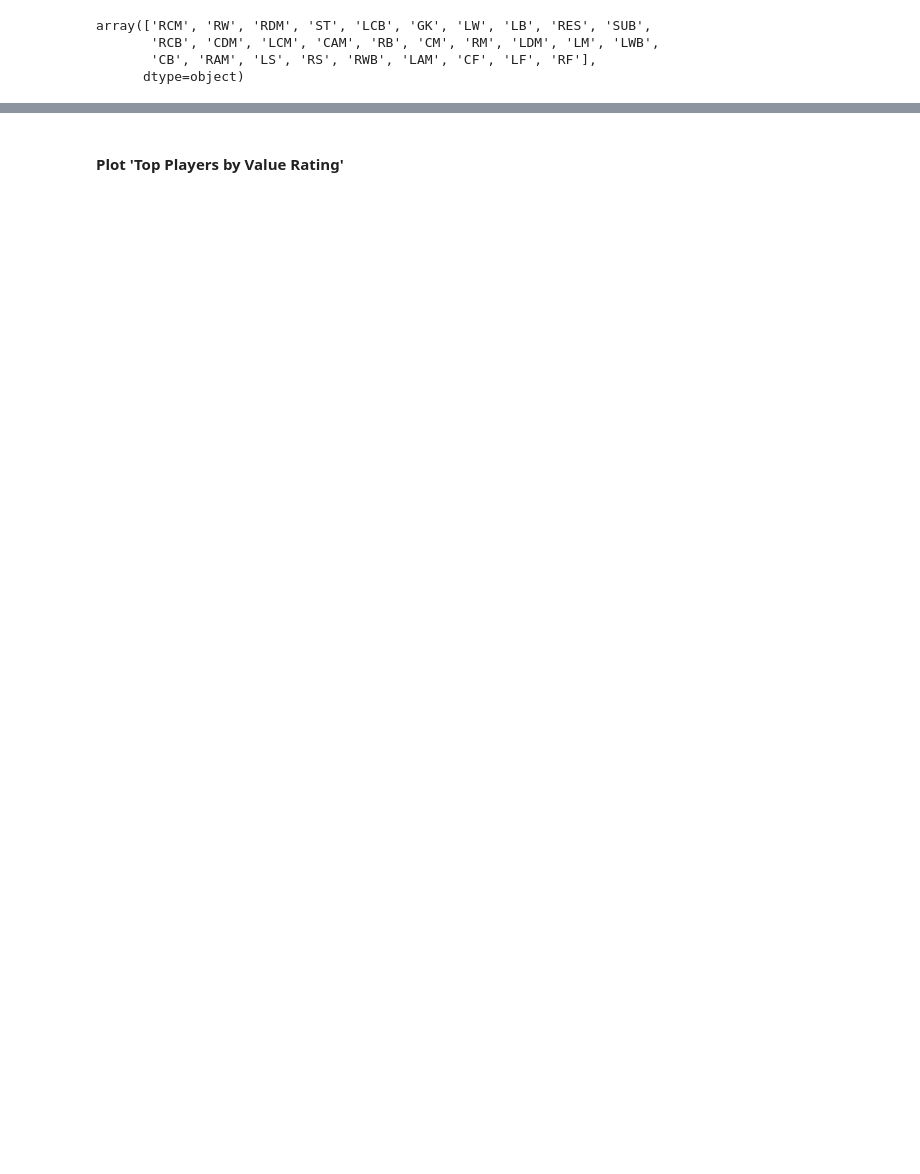
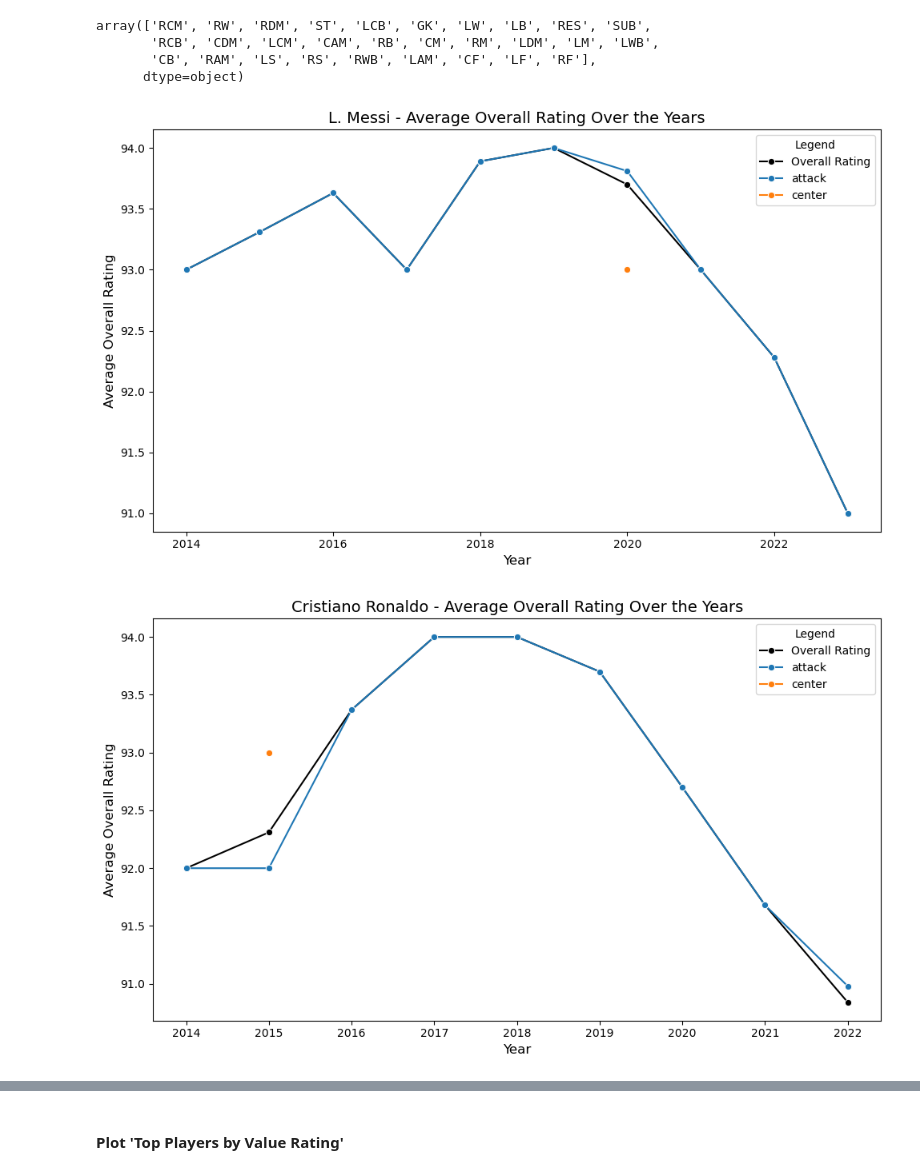
Before and after one commit to abdrahym/Kaggle-FIFA2023CompletePlayer, a Jupyter notebook: FIFA23CompletePlayerDataset.ipynb, the cells around one changed output, grey strips where cells are left out. Drawn from its saved outputs; the diff is of its cells as text; code cells hidden in the pictures; blank space fills up the shorter version.

```diff
--- a/FIFA23CompletePlayerDataset.ipynb
+++ b/FIFA23CompletePlayerDataset.ipynb
@@ -320,10 +341,11 @@ position_mapping = {
 df_mplayers_overall_years['club_position_group'] = df_mplayers_overall_years['club_position'].map(position_mapping)
 # %%
 import pandas as pd
-import plotly.graph_objects as go
+import seaborn as sns
+import matplotlib.pyplot as plt
 import warnings
 
-
+# Data Preparation
 df = df_mplayers_overall_years.copy()
 
 df_overall_years = (
@@ -332,61 +354,58 @@ df_overall_years = (
     .round(2)
     .reset_index(name='avg_overall')
 )
 
 df_overall = (
     df.groupby(['short_name', 'Year'])['overall']
     .mean()
     .round(2)
     .reset_index(name='avg_overall')
 )
 
 df_top_overall = df_overall.groupby('short_name').mean().sort_values('avg_overall', ascending=False).head(5)
 df_top_overall_years = df_overall_years[df_overall_years['short_name'].isin(df_top_overall.index)]
 
 warnings.filterwarnings(action='ignore')
 
-# Loop through each top player and create a separate figure
+# Plotting with Seaborn
 for player in df_top_overall.index:
     player_data = df_top_overall_years[df_top_overall_years['short_name'] == player]
 
     # Overall ratings data for the player
     overall_data = df_overall[df_overall['short_name'] == player]
 
-    fig = go.Figure()
+    plt.figure(figsize=(10, 6))
 
-    fig.add_trace(
-        go.Scatter(
-            x=overall_data['Year'],
-            y=overall_data['avg_overall'],
-            mode='lines+markers',
-            line=dict(width=2, color='black'),
-            marker=dict(size=6),
-            name='Overall Rating'
-        )
+    # Plot overall ratings
+    sns.lineplot(
+        data=overall_data,
+        x='Year',
+        y='avg_overall',
+        marker='o',
+        label='Overall Rating',
+        color='black'
     )
 
+    # Plot data for each club position group
     for group in player_data['club_position_group'].unique():
         group_data = player_data[player_data['club_position_group'] == group]
-
-        fig.add_trace(
-            go.Scatter(
-                x=group_data['Year'],
-                y=group_data['avg_overall'],
-                mode='lines+markers',
-                line=dict(width=2),
-                marker=dict(size=6),
-                name=group
-            )
+        sns.lineplot(
+            data=group_data,
+            x='Year',
+            y='avg_overall',
+            marker='o',
+            label=group
         )
 
+    # Customizing the plot
+    plt.title(f'{player} - Average Overall Rating Over the Years', fontsize=14)
+    plt.xlabel('Year', fontsize=12)
+    plt.ylabel('Average Overall Rating', fontsize=12)
+    plt.legend(title='Legend', fontsize=10)
+    plt.tight_layout()
 
-    fig.update_layout(
-        title=f'{player} - Average Overall Rating Over the Years',
-        xaxis_title='Year',
-        yaxis_title='Average Overall Rating',
-        legend_title='Legend',
-        height=600,
-        width=800
-    )
-
-    fig.show()
+    # Show plot
+    plt.show()
+# %% [output]
+[figure, added]
+[figure, added]
```
Also changed, not shown: parts of 18 cells of this notebook, 4 other files.
